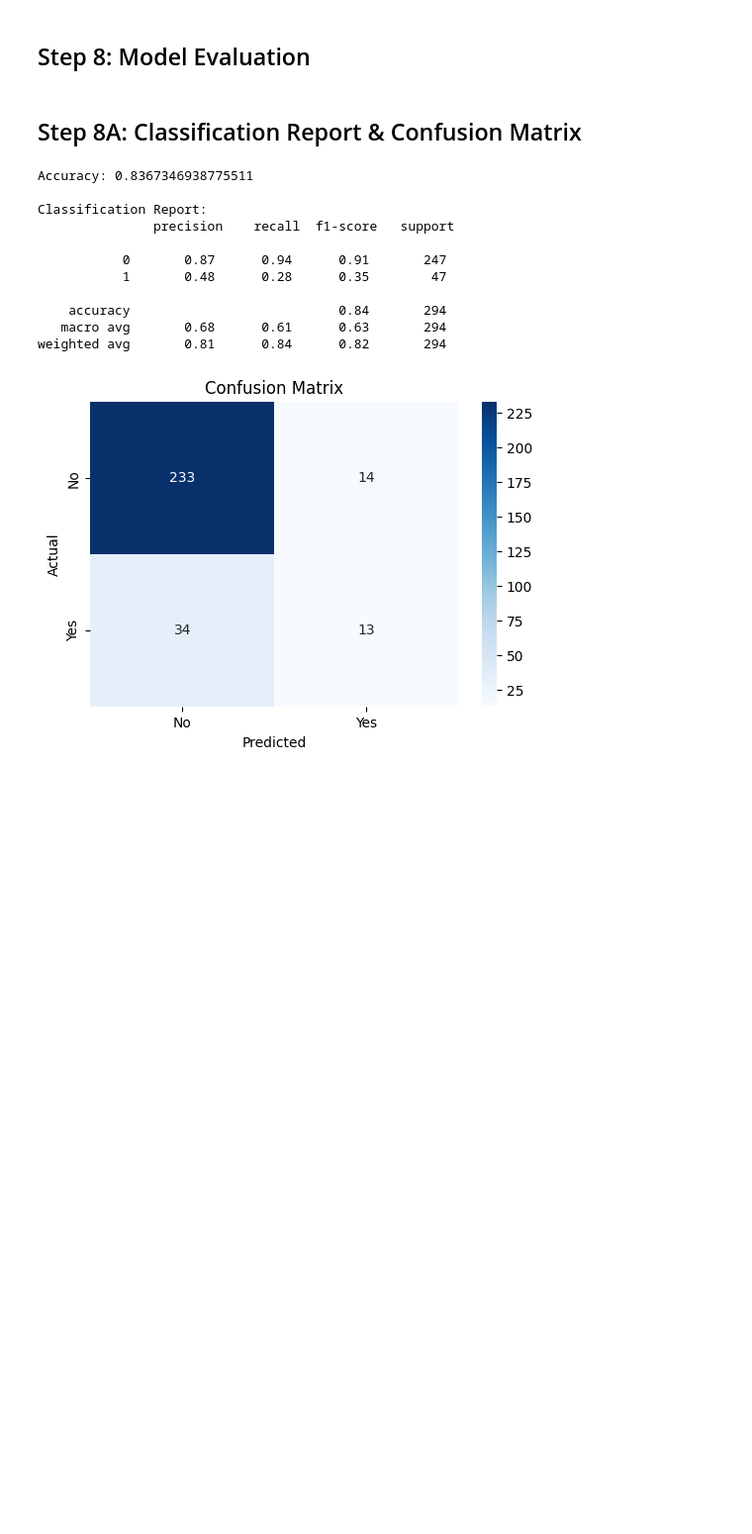
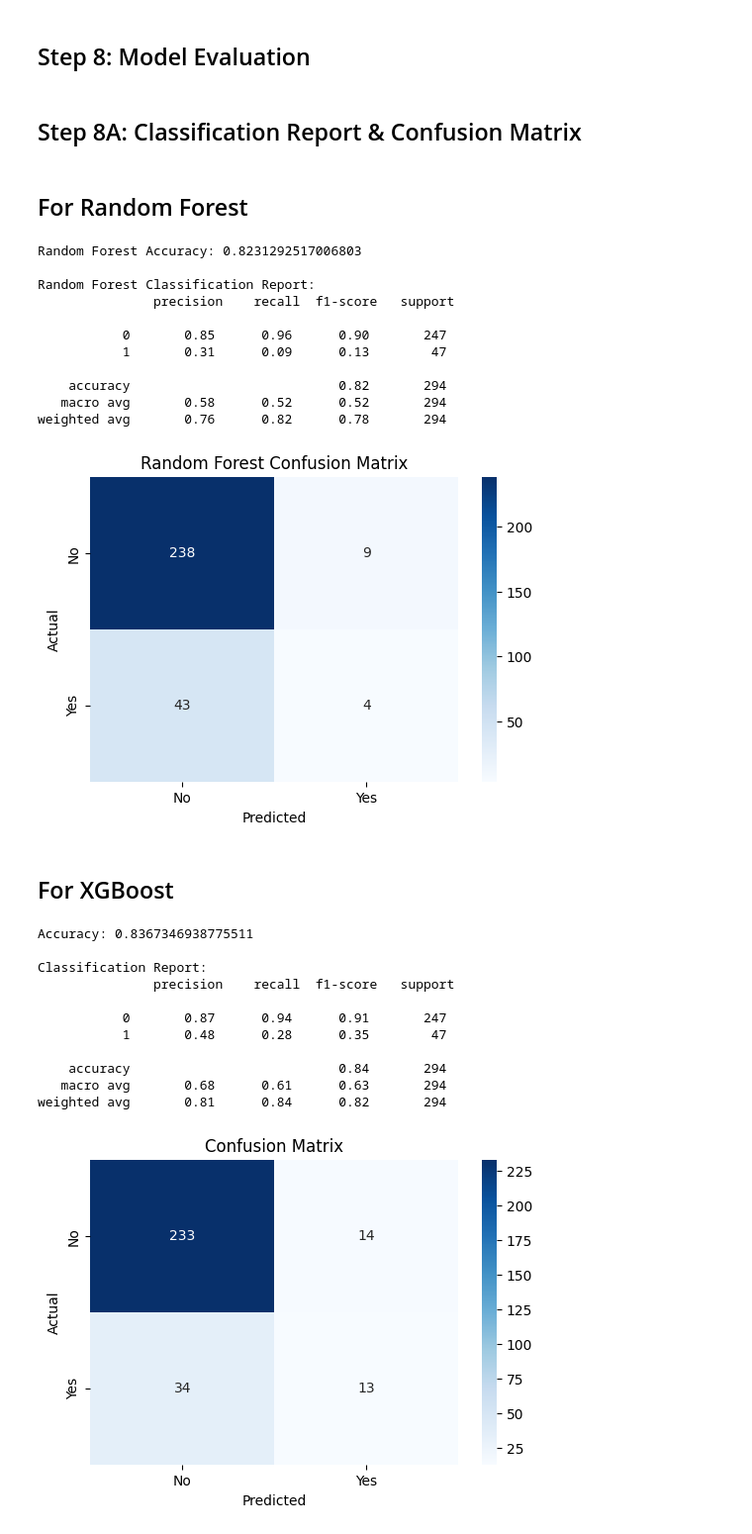
Before and after one commit to Amey771/Capstone_Project, a Jupyter notebook: employee.ipynb, the cells around one changed output. Shown at 99% size. Saved outputs shown, nothing was run; the diff lists cells and outputs as text; code cells hidden in the pictures; blank space fills up the shorter version.

```diff
--- a/employee.ipynb
+++ b/employee.ipynb
@@ -425,6 +492,44 @@ Best Parameters:
 ## Step 8: Model Evaluation
 # %% [markdown]
 ## Step 8A: Classification Report & Confusion Matrix
+# %% [markdown]
+## For Random Forest
+# %%
+from sklearn.ensemble import RandomForestClassifier
+from sklearn.model_selection import RandomizedSearchCV
+from sklearn.metrics import accuracy_score, classification_report, confusion_matrix
+
+# Predict
+y_pred_rf = best_rf_model.predict(X_test)
+y_proba_rf = best_rf_model.predict_proba(X_test)[:, 1]
+
+# Classification Report
+print("Random Forest Accuracy:", accuracy_score(y_test, y_pred_rf))
+print("\nRandom Forest Classification Report:\n", classification_report(y_test, y_pred_rf))
+
+# Confusion Matrix
+conf_matrix_rf = confusion_matrix(y_test, y_pred_rf)
+plt.figure(figsize=(6, 4))
+sns.heatmap(conf_matrix_rf, annot=True, fmt='d', cmap='Blues', xticklabels=['No', 'Yes'], yticklabels=['No', 'Yes'])
+plt.xlabel('Predicted')
+plt.ylabel('Actual')
+plt.title('Random Forest Confusion Matrix')
+plt.show()
+# %% [output]
+Random Forest Accuracy: 0.8231292517006803
+
+Random Forest Classification Report:
+               precision    recall  f1-score   support
+
+           0       0.85      0.96      0.90       247
+           1       0.31      0.09      0.13        47
+
+    accuracy                           0.82       294
+   macro avg       0.58      0.52      0.52       294
+weighted avg       0.76      0.82      0.78       294
+[figure, added]
+# %% [markdown]
+## For XGBoost
 # %%
 from sklearn.metrics import accuracy_score, classification_report, confusion_matrix, roc_auc_score, roc_curve
 import seaborn as sns
```
Also changed, not shown: parts of 14 cells of this notebook, 1 other file.
